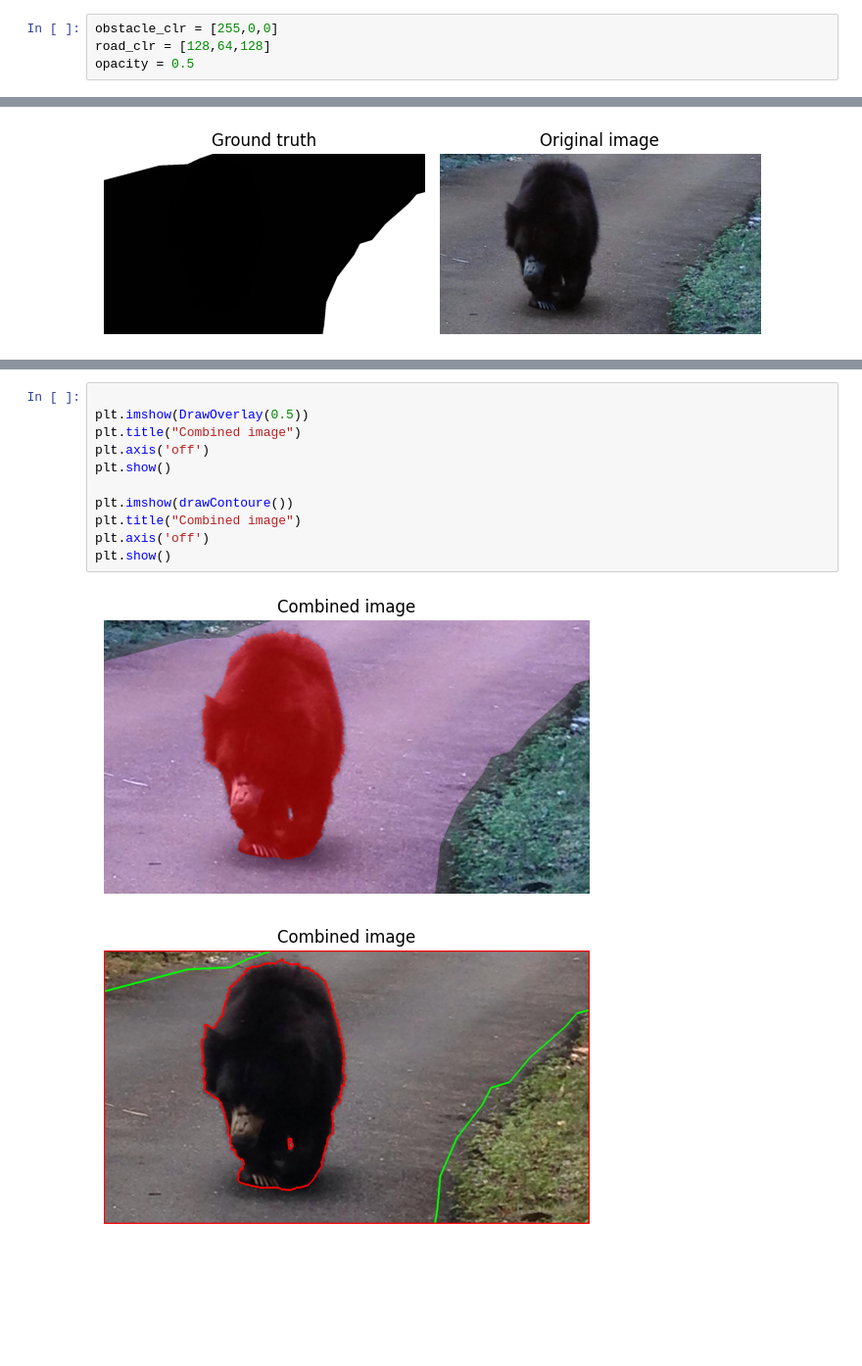
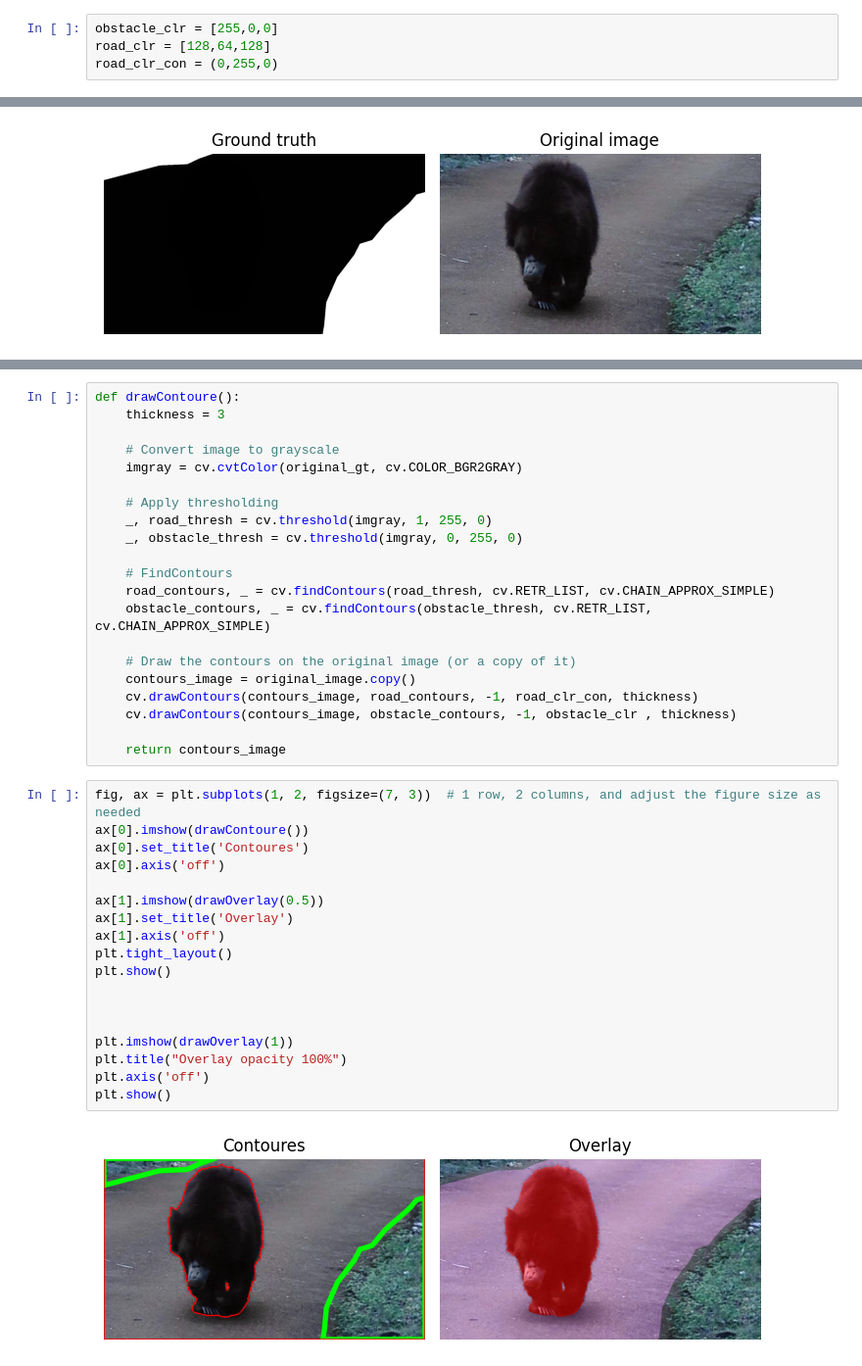
Before and after one commit to VitekKvitek/widgets-CVUT, a Jupyter notebook: image_vizualization.ipynb, the cells around one changed output, grey strips where cells are left out. Shown at 98% size. Cells and saved outputs as stored; diff of their text form; blank space fills up the shorter version.

Commit message:
new file plot + clean up

```diff
--- a/image_vizualization.ipynb
+++ b/image_vizualization.ipynb
@@ -8,7 +8,7 @@ from IPython.display import FileLink
 # %%
 obstacle_clr = [255,0,0]
 road_clr = [128,64,128]
-opacity = 0.5
+road_clr_con = (0,255,0)
 # %%
 #Load image and gt
 
@@ -132,14 +90,41 @@ def drawContoure():
-# %%
-
-plt.imshow(DrawOverlay(0.5))
-plt.title("Combined image")
-plt.axis('off')
-plt.show()
-
-plt.imshow(drawContoure())
-plt.title("Combined image")
-plt.axis('off')
-plt.show()
-# %% [output]
-[figure, removed]
-[figure, removed]
+# %%
+def drawContoure():
+    thickness = 3
+
+    # Convert image to grayscale
+    imgray = cv.cvtColor(original_gt, cv.COLOR_BGR2GRAY)
+
+    # Apply thresholding
+    _, road_thresh = cv.threshold(imgray, 1, 255, 0)
+    _, obstacle_thresh = cv.threshold(imgray, 0, 255, 0)
+
+    # FindContours
+    road_contours, _ = cv.findContours(road_thresh, cv.RETR_LIST, cv.CHAIN_APPROX_SIMPLE)
+    obstacle_contours, _ = cv.findContours(obstacle_thresh, cv.RETR_LIST, cv.CHAIN_APPROX_SIMPLE)
+
+    # Draw the contours on the original image (or a copy of it)
+    contours_image = original_image.copy()
+    cv.drawContours(contours_image, road_contours, -1, road_clr_con, thickness)
+    cv.drawContours(contours_image, obstacle_contours, -1, obstacle_clr , thickness)
+
+    return contours_image
+# %%
+fig, ax = plt.subplots(1, 2, figsize=(7, 3))  # 1 row, 2 columns, and adjust the figure size as needed
+ax[0].imshow(drawContoure())
+ax[0].set_title('Contoures')
+ax[0].axis('off')
+
+ax[1].imshow(drawOverlay(0.5))
+ax[1].set_title('Overlay')
+ax[1].axis('off')
+plt.tight_layout()
+plt.show()
+
+
+
+plt.imshow(drawOverlay(1))
+plt.title("Overlay opacity 100%")
+plt.axis('off')
+plt.show()
+# %% [output]
+[figure, added]
```
Also changed, not shown: parts of 4 cells of this notebook, 7 other files.
